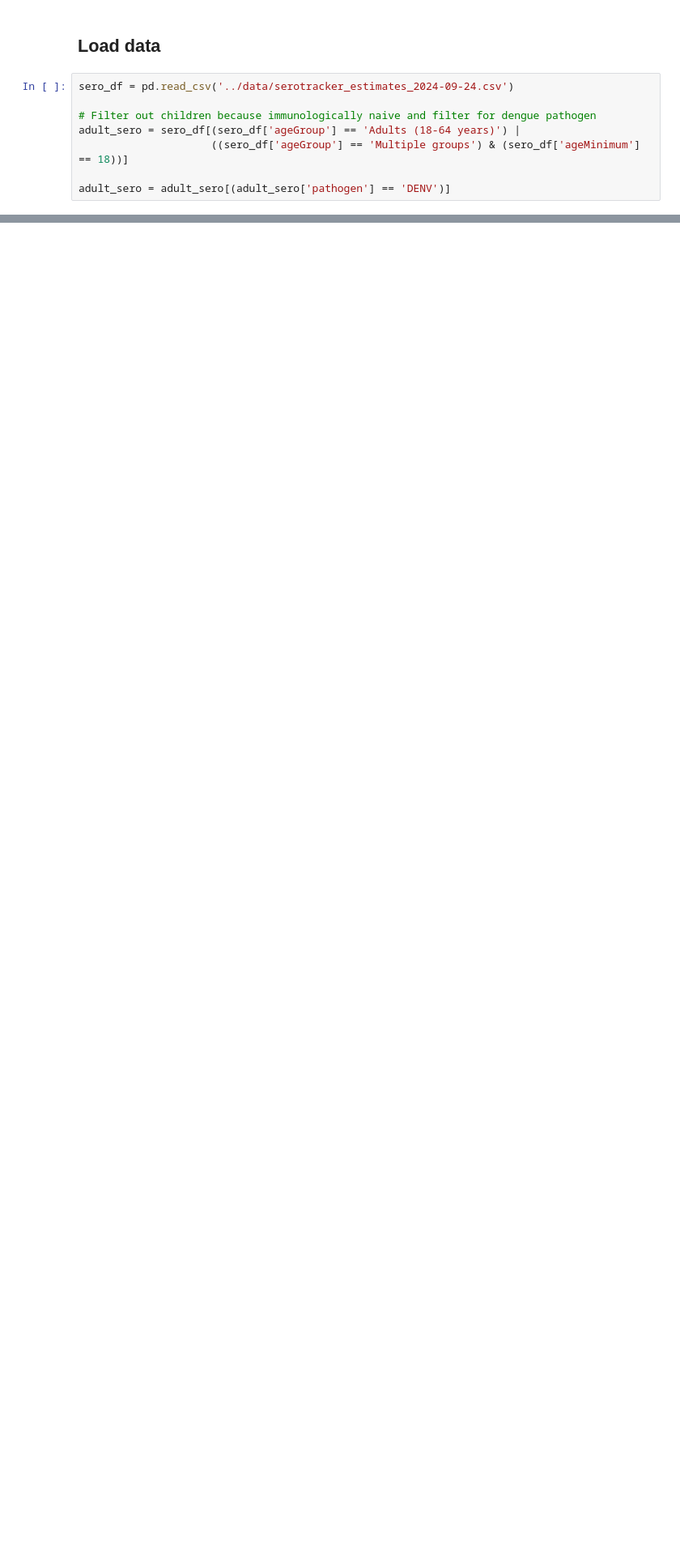
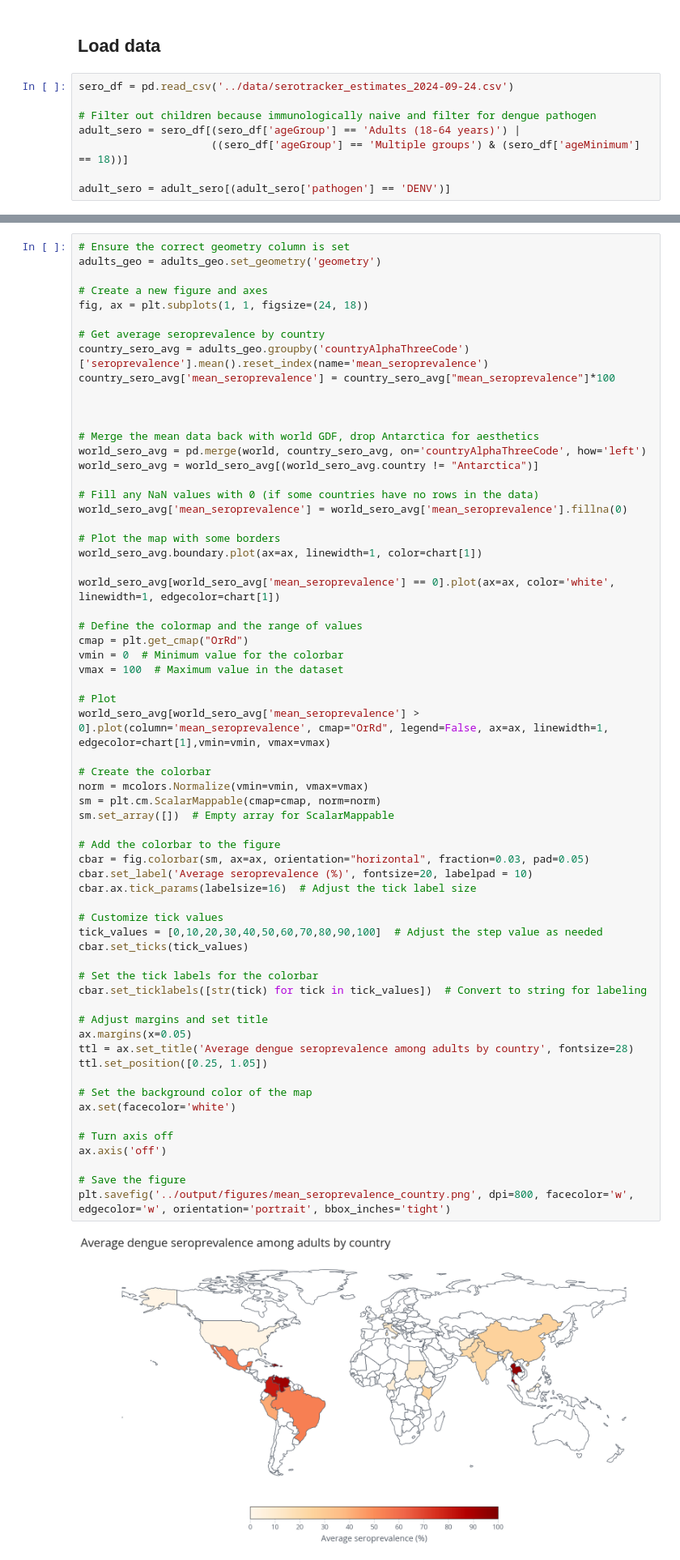
Before and after one commit to haileyrobertson/endemic-factors, a Jupyter notebook: src/ef_data_exploration.ipynb, the cells around one changed output, grey strips where cells are left out. Shown at 81% size. Drawn from its saved outputs; the diff is of its cells as text; blank space fills up the shorter version.

Commit message:
mean sero

```diff
--- a/src/ef_data_exploration.ipynb
+++ b/src/ef_data_exploration.ipynb
@@ -246,0 +247,65 @@ world_sero_counts
+# %%
+# Ensure the correct geometry column is set
+adults_geo = adults_geo.set_geometry('geometry')
+
+# Create a new figure and axes
+fig, ax = plt.subplots(1, 1, figsize=(24, 18))
+
+# Get average seroprevalence by country
+country_sero_avg = adults_geo.groupby('countryAlphaThreeCode')['seroprevalence'].mean().reset_index(name='mean_seroprevalence')
+country_sero_avg['mean_seroprevalence'] = country_sero_avg["mean_seroprevalence"]*100
+
+
+
+# Merge the mean data back with world GDF, drop Antarctica for aesthetics
+world_sero_avg = pd.merge(world, country_sero_avg, on='countryAlphaThreeCode', how='left')
+world_sero_avg = world_sero_avg[(world_sero_avg.country != "Antarctica")]
+
+# Fill any NaN values with 0 (if some countries have no rows in the data)
+world_sero_avg['mean_seroprevalence'] = world_sero_avg['mean_seroprevalence'].fillna(0)
+
+# Plot the map with some borders
+world_sero_avg.boundary.plot(ax=ax, linewidth=1, color=chart[1])
+
+world_sero_avg[world_sero_avg['mean_seroprevalence'] == 0].plot(ax=ax, color='white', linewidth=1, edgecolor=chart[1])
+
+# Define the colormap and the range of values
+cmap = plt.get_cmap("OrRd")
+vmin = 0  # Minimum value for the colorbar
+vmax = 100  # Maximum value in the dataset
+
+# Plot
+world_sero_avg[world_sero_avg['mean_seroprevalence'] > 0].plot(column='mean_seroprevalence', cmap="OrRd", legend=False, ax=ax, linewidth=1, edgecolor=chart[1],vmin=vmin, vmax=vmax)
+
+# Create the colorbar
+norm = mcolors.Normalize(vmin=vmin, vmax=vmax)
+sm = plt.cm.ScalarMappable(cmap=cmap, norm=norm)
+sm.set_array([])  # Empty array for ScalarMappable
+
+# Add the colorbar to the figure
+cbar = fig.colorbar(sm, ax=ax, orientation="horizontal", fraction=0.03, pad=0.05)
+cbar.set_label('Average seroprevalence (%)', fontsize=20, labelpad = 10)
+cbar.ax.tick_params(labelsize=16)  # Adjust the tick label size
+
+# Customize tick values
+tick_values = [0,10,20,30,40,50,60,70,80,90,100]  # Adjust the step value as needed
+cbar.set_ticks(tick_values)
+
+# Set the tick labels for the colorbar
+cbar.set_ticklabels([str(tick) for tick in tick_values])  # Convert to string for labeling
+
+# Adjust margins and set title
+ax.margins(x=0.05)
+ttl = ax.set_title('Average dengue seroprevalence among adults by country', fontsize=28)
+ttl.set_position([0.25, 1.05])
+
+# Set the background color of the map
+ax.set(facecolor='white')
+
+# Turn axis off
+ax.axis('off')
+
+# Save the figure
+plt.savefig('../output/figures/mean_seroprevalence_country.png', dpi=800, facecolor='w', edgecolor='w', orientation='portrait', bbox_inches='tight')
+# %% [output]
+[figure, added]
```
Also changed, not shown: parts of 4 cells of this notebook, 1 other file.
